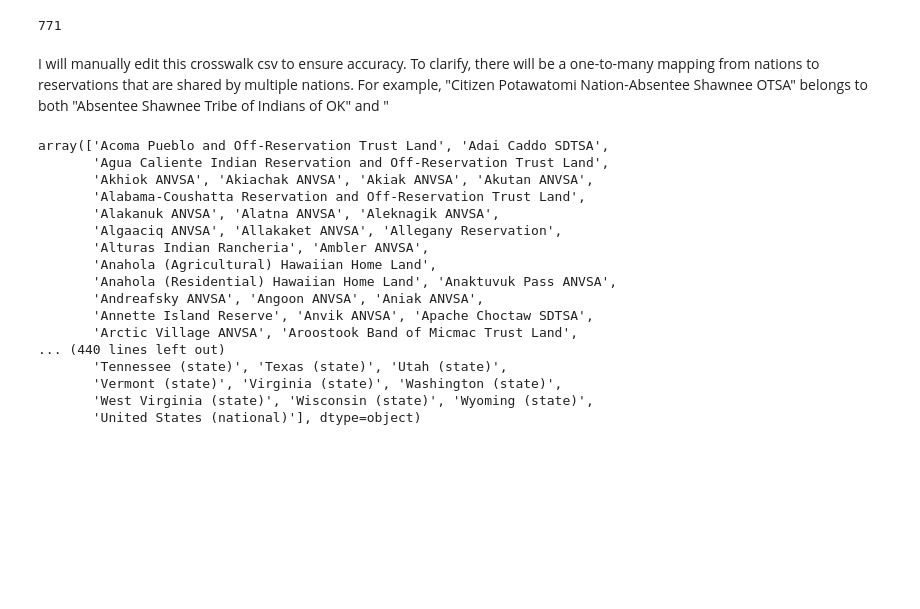
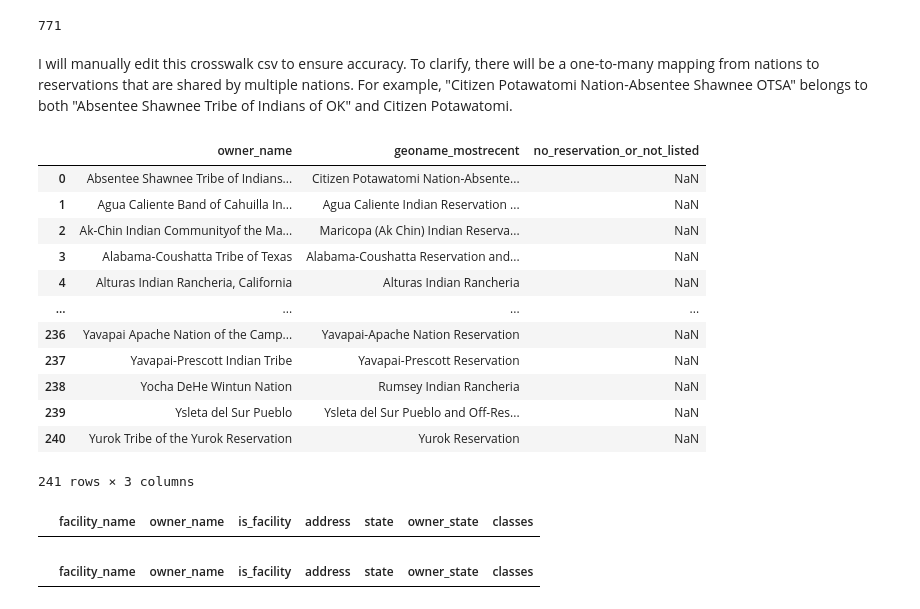
Before and after one commit to hnmns/Static-Visualization-Project, a Jupyter notebook: cleaning/NIGC_and_native_econ_trends_cleaning.ipynb, the cells around one changed output. Saved outputs shown, nothing was run; the diff lists cells and outputs as text; code cells hidden in the pictures; blank space fills up the shorter version.

Commit message:
Just about to visualize; crosswalked data ready

```diff
--- a/cleaning/NIGC_and_native_econ_trends_cleaning.ipynb
+++ b/cleaning/NIGC_and_native_econ_trends_cleaning.ipynb
@@ -329,22 +329,27 @@ owner_land_crosswalk.to_csv('../data/unverified_crosswalk.csv', index=False)
 # %% [markdown]
-I will manually edit this crosswalk csv to ensure accuracy. To clarify, there will be a one-to-many mapping from nations to reservations that are shared by multiple nations. For example, "Citizen Potawatomi Nation-Absentee Shawnee OTSA" belongs to both "Absentee Shawnee Tribe of Indians of OK" and "
+I will manually edit this crosswalk csv to ensure accuracy. To clarify, there will be a one-to-many mapping from nations to reservations that are shared by multiple nations. For example, "Citizen Potawatomi Nation-Absentee Shawnee OTSA" belongs to both "Absentee Shawnee Tribe of Indians of OK" and Citizen Potawatomi.
-# %%
-econ['geoname_mostrecent'].unique()
-# %% [output]
-array(['Acoma Pueblo and Off-Reservation Trust Land', 'Adai Caddo SDTSA',
-       'Agua Caliente Indian Reservation and Off-Reservation Trust Land',
-       'Akhiok ANVSA', 'Akiachak ANVSA', 'Akiak ANVSA', 'Akutan ANVSA',
-       'Alabama-Coushatta Reservation and Off-Reservation Trust Land',
-       'Alakanuk ANVSA', 'Alatna ANVSA', 'Aleknagik ANVSA',
-       'Algaaciq ANVSA', 'Allakaket ANVSA', 'Allegany Reservation',
-       'Alturas Indian Rancheria', 'Ambler ANVSA',
-       'Anahola (Agricultural) Hawaiian Home Land',
-       'Anahola (Residential) Hawaiian Home Land', 'Anaktuvuk Pass ANVSA',
-       'Andreafsky ANVSA', 'Angoon ANVSA', 'Aniak ANVSA',
-       'Annette Island Reserve', 'Anvik ANVSA', 'Apache Choctaw SDTSA',
-       'Arctic Village ANVSA', 'Aroostook Band of Micmac Trust Land',
-... (440 lines left out)
-       'Tennessee (state)', 'Texas (state)', 'Utah (state)',
-       'Vermont (state)', 'Virginia (state)', 'Washington (state)',
-       'West Virginia (state)', 'Wisconsin (state)', 'Wyoming (state)',
-       'United States (national)'], dtype=object)
+# %%
+owner_land_crosswalk = pd.read_csv('../data/clean/verified_crosswalk.csv')
+owner_land_crosswalk
+# %% [output]
+|  | owner_name | geoname_mostrecent | no_reservation_or_not_listed |
+| 0 | Absentee Shawnee Tribe of Indians... | Citizen Potawatomi Nation-Absente... | NaN |
+| 1 | Agua Caliente Band of Cahuilla In... | Agua Caliente Indian Reservation ... | NaN |
+| 2 | Ak-Chin Indian Communityof the Ma... | Maricopa (Ak Chin) Indian Reserva... | NaN |
+| 3 | Alabama-Coushatta Tribe of Texas | Alabama-Coushatta Reservation and... | NaN |
+| 4 | Alturas Indian Rancheria, California | Alturas Indian Rancheria | NaN |
+| ... | ... | ... | ... |
+| 236 | Yavapai Apache Nation of the Camp... | Yavapai-Apache Nation Reservation | NaN |
+| 237 | Yavapai-Prescott Indian Tribe | Yavapai-Prescott Reservation | NaN |
+| 238 | Yocha DeHe Wintun Nation | Rumsey Indian Rancheria | NaN |
+| 239 | Ysleta del Sur Pueblo | Ysleta del Sur Pueblo and Off-Res... | NaN |
+| 240 | Yurok Tribe of the Yurok Reservation | Yurok Reservation | NaN |
+241 rows × 3 columns
+# %%
+report_df_clean.loc[report_df_clean['owner_name']=='Morongo Band of Mission Indians, California', :]
+# %% [output]
+|  | facility_name | owner_name | is_facility | address | state | owner_state | classes |
+# %%
+report_df_clean.loc[report_df_clean['facility_name']=='Casino Morongo', :]
+# %% [output]
+|  | facility_name | owner_name | is_facility | address | state | owner_state | classes |
```
Also changed, not shown: parts of 6 cells of this notebook, 7 other files.
